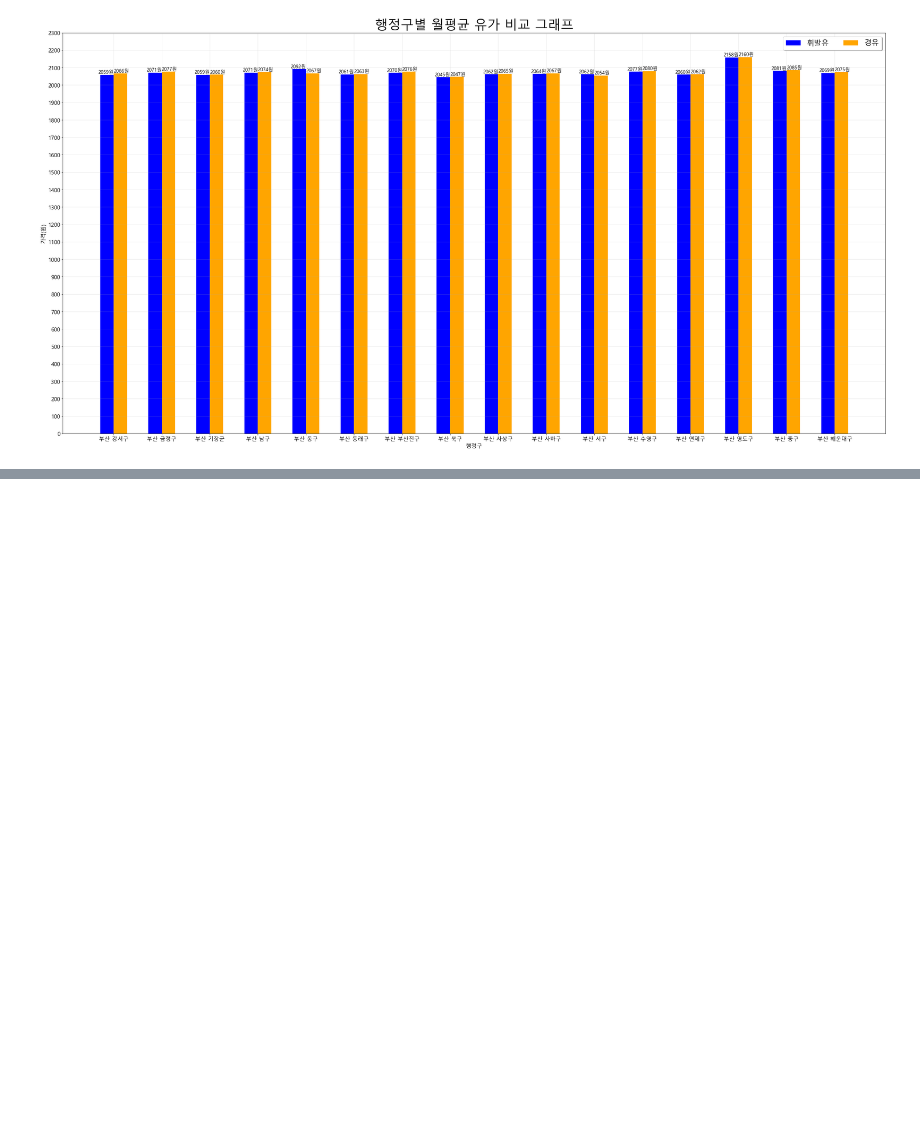
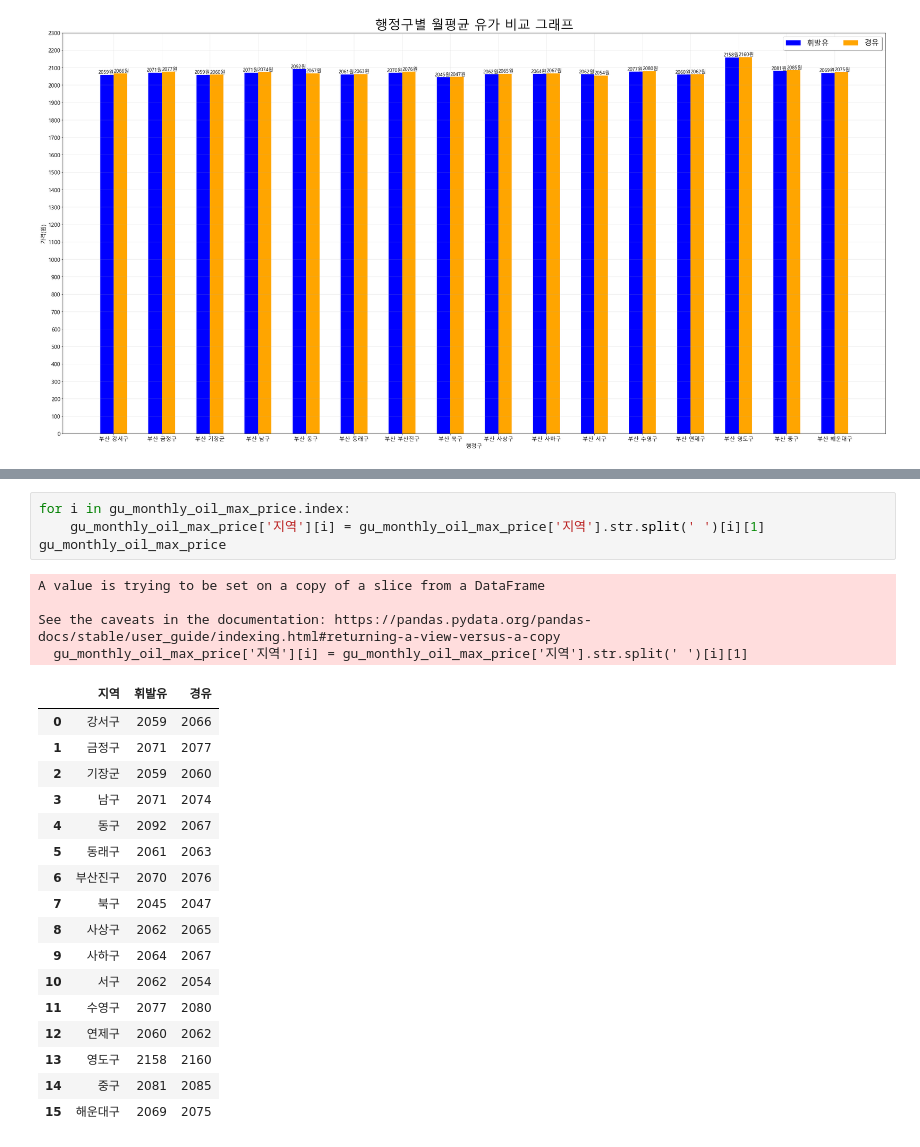
Before and after one commit to certainly-I/Busan-Oil-Price-Analysis, a Jupyter notebook: 주유소_전처리.ipynb, the cells around one changed output, grey strips where cells are left out. Cells and saved outputs as stored; diff of their text form; blank space fills up the shorter version.

```diff
--- a/주유소_전처리.ipynb
+++ b/주유소_전처리.ipynb
@@ -550,0 +597,26 @@ plt.show()
+# %%
+for i in gu_monthly_oil_max_price.index:
+    gu_monthly_oil_max_price['지역'][i] = gu_monthly_oil_max_price['지역'].str.split(' ')[i][1]
+gu_monthly_oil_max_price
+# %% [output]
+A value is trying to be set on a copy of a slice from a DataFrame
+
+See the caveats in the documentation: https://pandas.pydata.org/pandas-docs/stable/user_guide/indexing.html#returning-a-view-versus-a-copy
+  gu_monthly_oil_max_price['지역'][i] = gu_monthly_oil_max_price['지역'].str.split(' ')[i][1]
+|  | 지역 | 휘발유 | 경유 |
+| 0 | 강서구 | 2059 | 2066 |
+| 1 | 금정구 | 2071 | 2077 |
+| 2 | 기장군 | 2059 | 2060 |
+| 3 | 남구 | 2071 | 2074 |
+| 4 | 동구 | 2092 | 2067 |
+| 5 | 동래구 | 2061 | 2063 |
+| 6 | 부산진구 | 2070 | 2076 |
+| 7 | 북구 | 2045 | 2047 |
+| 8 | 사상구 | 2062 | 2065 |
+| 9 | 사하구 | 2064 | 2067 |
+| 10 | 서구 | 2062 | 2054 |
+| 11 | 수영구 | 2077 | 2080 |
+| 12 | 연제구 | 2060 | 2062 |
+| 13 | 영도구 | 2158 | 2160 |
+| 14 | 중구 | 2081 | 2085 |
+| 15 | 해운대구 | 2069 | 2075 |
```
Also changed, not shown: parts of 7 cells of this notebook, 1 other file.
